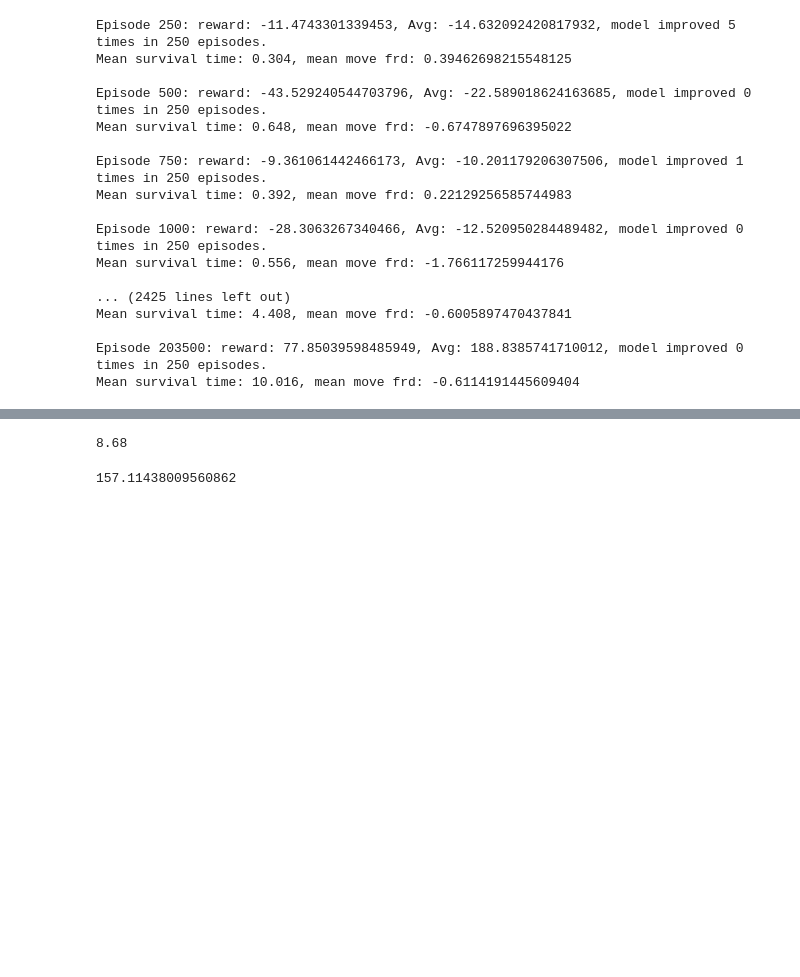
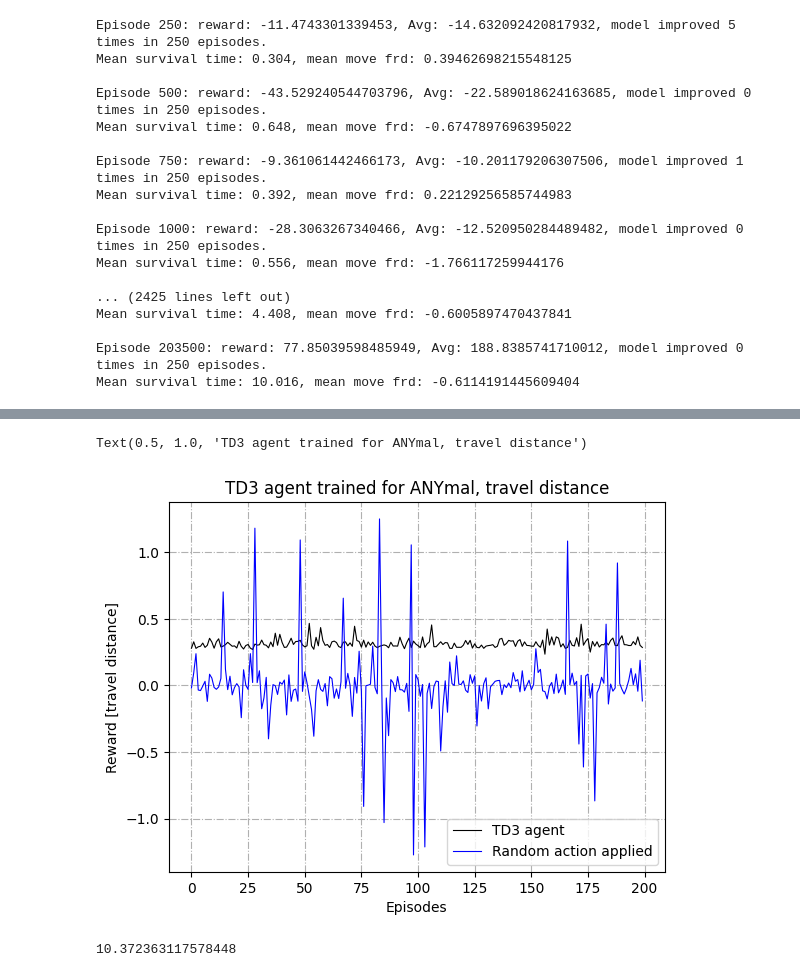
Before and after one commit to SDJoeKing/Reinforcement_Learning_Robotic_Control, a Jupyter notebook: TD3AgentForANYmal_customised_reward.ipynb, the cells around one changed output, grey strips where cells are left out. Drawn from its saved outputs; the diff is of its cells as text; code cells hidden in the pictures; blank space fills up the shorter version.

```diff
--- a/TD3AgentForANYmal_customised_reward.ipynb
+++ b/TD3AgentForANYmal_customised_reward.ipynb
@@ -620,3 +693,15 @@ env.env._action
+# %%
+import matplotlib.pyplot as plt
+plt.plot(-np.array(Agent1_R) , 'k',label = 'TD3 agent', linewidth = 0.8)
+plt.plot(-np.array(Agent2_R) , 'b', label = 'Random action applied', linewidth = 0.8)
+plt.legend()
+plt.grid(linestyle='-.')
+plt.ylabel('Reward [travel distance]')
+plt.xlabel('Episodes')
+plt.title('TD3 agent trained for ANYmal, travel distance')
+# %% [output]
+Text(0.5, 1.0, 'TD3 agent trained for ANYmal, travel distance')
+[figure, added]
 # %%
 # import gym
 # from gym.wrappers.monitoring.video_recorder import VideoRecorder
@@ -691,49 +747,34 @@ observation = newEnv.reset()
 # %%
 R = 0
 
-from gym_jiminy.envs import ANYmalPDControlJiminyEnv
-from gym_jiminy.envs import ANYmalJiminyEnv
-
-newEnv = GymWrapper(ConfigurableANYmal())
 newEnv.env.seed()
 
 observation = newEnv.reset()
 ac = []
 inf = []
 # agent.evalMode()
+RR = []
 
+for Iter in range(50000):
 
-for Iter in range(7000):
-#     video_recorder.capture_frame()
     actions = agentEval.getAction(observation, eval = False)
     observation, reward, terminated, truncated, info = newEnv.step(actions)
     ac.append(actions)
     inf.append(info)
-#     observation, reward, terminated, info = newEnv.step(newEnv.action_space.sample())
-    R += reward
+    R += info['reward']['direction']
+#     R += reward
 
     if terminated:
-#         print('Term')
-#         newEnv.env.reset()
-        break
-#     elif truncated:
-#         print('Outbound')
-#         break
-    else:
-        continue
-# video_recorder.close()
-# video_recorder.enabled = False
-
-
-# newEnv.stop()
-# camera_xyzrpy = ([5.0, 2.0, 1.0], [np.pi/2, 0.0, np.pi/1.5])
-# newEnv.simulator.replay(camera_xyzrpy=camera_xyzrpy)
+        if R*Iter > 3500:
+            print(R)
+            break
+        else:
+            observation = newEnv.reset()
+            R = 0
+#     if terminated:
+#         RR.append(R*Iter)
+#         observation = newEnv.reset()
+# print(np.max(RR))
+# %% [output]
+10.372363117578448
-# %%
-Iter *0.04
-# %% [output]
-8.68
-# %%
-R
-# %% [output]
-157.11438009560862
 # %%
```
Also changed, not shown: parts of 17 cells of this notebook, 1 other file.
